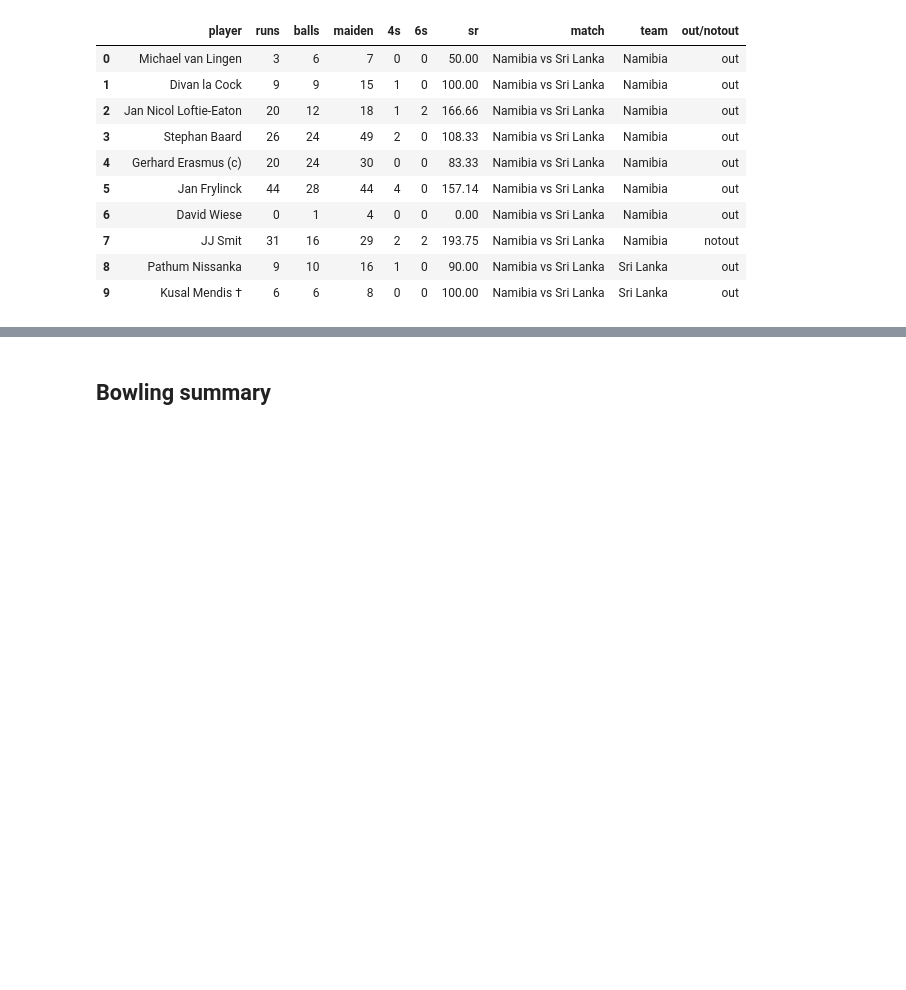
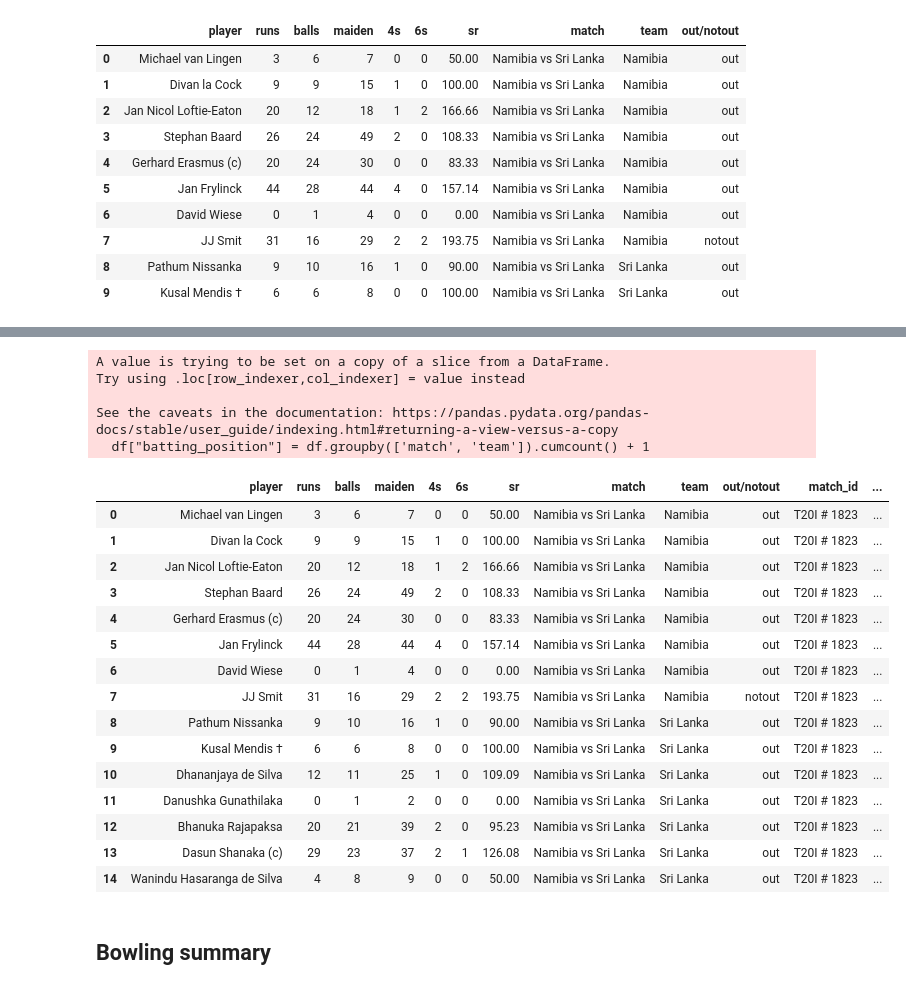
Before and after one commit to Naveen-004/T20-WC-Analysis, a Jupyter notebook: datacleaning.ipynb, the cells around one changed output, grey strips where cells are left out. Saved outputs shown, nothing was run; the diff lists cells and outputs as text; code cells hidden in the pictures; blank space fills up the shorter version.

Commit message:
5️⃣ Added batting_position to battingsummary table

```diff
--- a/datacleaning.ipynb
+++ b/datacleaning.ipynb
@@ -340,3 +340,28 @@ See the caveats in the documentation: https://pandas.pydata.org/pandas-docs/stab
+# %%
+df["batting_position"] = df.groupby(['match', 'team']).cumcount() + 1
+df.head(15)
+# %% [output]
+A value is trying to be set on a copy of a slice from a DataFrame.
+Try using .loc[row_indexer,col_indexer] = value instead
+
+See the caveats in the documentation: https://pandas.pydata.org/pandas-docs/stable/user_guide/indexing.html#returning-a-view-versus-a-copy
+  df["batting_position"] = df.groupby(['match', 'team']).cumcount() + 1
+|  | player | runs | balls | maiden | 4s | 6s | sr | match | team | out/notout | match_id | ... |
+| 0 | Michael van Lingen | 3 | 6 | 7 | 0 | 0 | 50.00 | Namibia vs Sri Lanka | Namibia | out | T20I # 1823 | ... |
+| 1 | Divan la Cock | 9 | 9 | 15 | 1 | 0 | 100.00 | Namibia vs Sri Lanka | Namibia | out | T20I # 1823 | ... |
+| 2 | Jan Nicol Loftie-Eaton | 20 | 12 | 18 | 1 | 2 | 166.66 | Namibia vs Sri Lanka | Namibia | out | T20I # 1823 | ... |
+| 3 | Stephan Baard | 26 | 24 | 49 | 2 | 0 | 108.33 | Namibia vs Sri Lanka | Namibia | out | T20I # 1823 | ... |
+| 4 | Gerhard Erasmus (c) | 20 | 24 | 30 | 0 | 0 | 83.33 | Namibia vs Sri Lanka | Namibia | out | T20I # 1823 | ... |
+| 5 | Jan Frylinck | 44 | 28 | 44 | 4 | 0 | 157.14 | Namibia vs Sri Lanka | Namibia | out | T20I # 1823 | ... |
+| 6 | David Wiese | 0 | 1 | 4 | 0 | 0 | 0.00 | Namibia vs Sri Lanka | Namibia | out | T20I # 1823 | ... |
+| 7 | JJ Smit | 31 | 16 | 29 | 2 | 2 | 193.75 | Namibia vs Sri Lanka | Namibia | notout | T20I # 1823 | ... |
+| 8 | Pathum Nissanka | 9 | 10 | 16 | 1 | 0 | 90.00 | Namibia vs Sri Lanka | Sri Lanka | out | T20I # 1823 | ... |
+| 9 | Kusal Mendis † | 6 | 6 | 8 | 0 | 0 | 100.00 | Namibia vs Sri Lanka | Sri Lanka | out | T20I # 1823 | ... |
+| 10 | Dhananjaya de Silva | 12 | 11 | 25 | 1 | 0 | 109.09 | Namibia vs Sri Lanka | Sri Lanka | out | T20I # 1823 | ... |
+| 11 | Danushka Gunathilaka | 0 | 1 | 2 | 0 | 0 | 0.00 | Namibia vs Sri Lanka | Sri Lanka | out | T20I # 1823 | ... |
+| 12 | Bhanuka Rajapaksa | 20 | 21 | 39 | 2 | 0 | 95.23 | Namibia vs Sri Lanka | Sri Lanka | out | T20I # 1823 | ... |
+| 13 | Dasun Shanaka (c) | 29 | 23 | 37 | 2 | 1 | 126.08 | Namibia vs Sri Lanka | Sri Lanka | out | T20I # 1823 | ... |
+| 14 | Wanindu Hasaranga de Silva | 4 | 8 | 9 | 0 | 0 | 50.00 | Namibia vs Sri Lanka | Sri Lanka | out | T20I # 1823 | ... |
 # %%
 df.to_csv('data/processed data/battingsummary.csv', index=False)
 # %% [markdown]
```
Also changed, not shown: parts of 3 cells of this notebook, 2 other files.
